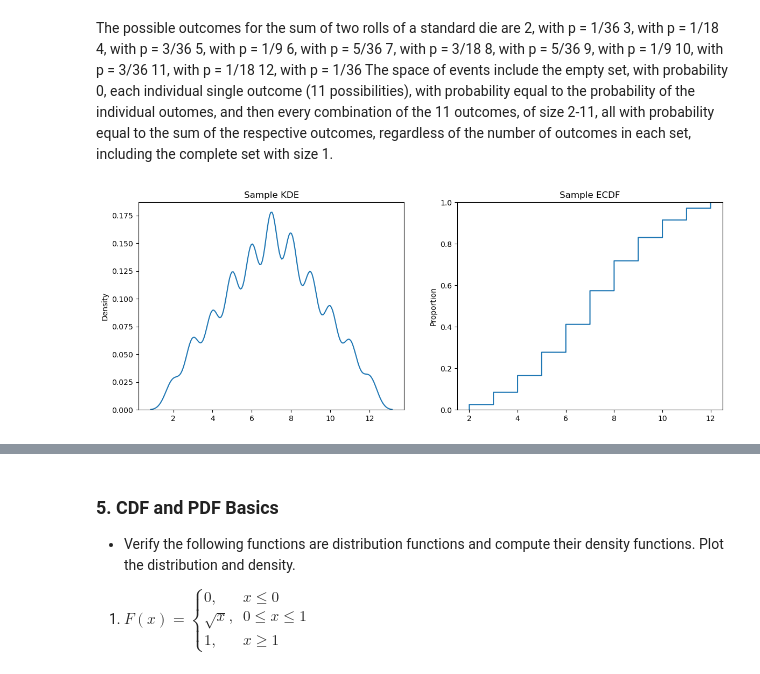
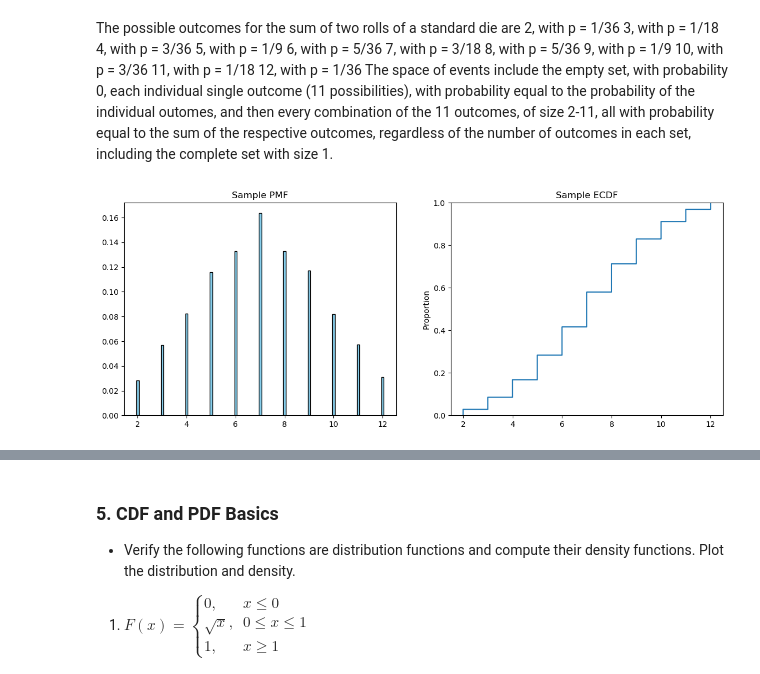
Before and after one commit to Joekam03/practice1, a Jupyter notebook: assignment_6.ipynb, the cells around one changed output, grey strips where cells are left out. Saved outputs shown, nothing was run; the diff lists cells and outputs as text; code cells hidden in the pictures.

```diff
--- a/assignment_6.ipynb
+++ b/assignment_6.ipynb
@@ -106,29 +118,30 @@ The possible outcomes for the sum of two rolls of a standard die are
 12, with p = 1/36
 The space of events include the empty set, with probability 0, each individual single outcome (11 possibilities), with probability equal to the probability of the individual outomes, and then every combination of the 11 outcomes, of size 2-11, all with probability equal to the sum of the respective outcomes, regardless of the number of outcomes in each set, including the complete set with size 1.
 # %%
-import random
-import math
-import matplotlib.pyplot as plt
-import seaborn as sns
-import numpy as np
-import scipy as sp
+
 outcomes = [1, 2, 3, 4, 5, 6]
-sim = 10000
+sim = 5000
 transformed_rolls = []
 for i in range(sim):
     roll_1 = random.choice(outcomes)
     roll_2 = random.choice(outcomes)
     roll_sum = roll_1 + roll_2
     transformed_rolls.append(roll_sum)
 transformed_rolls = np.array(transformed_rolls)
+
 fig, axes = plt.subplots(1,2,figsize=(14,5))
-sns.kdeplot(x=transformed_rolls,ax=axes[0],label='kde')
-axes[0].set_title('Sample KDE')
-sns.ecdfplot(x=transformed_rolls,ax=axes[1],label='ecdf')
+
+values, counts = np.unique(transformed_rolls, return_counts=True)
+probs = counts / sim
+axes[0].bar(values, probs, width=0.1, color='skyblue', edgecolor='black')
+axes[0].set_title('Sample PMF')
+
+sns.ecdfplot(x=transformed_rolls, ax=axes[1], label='ecdf')
 axes[1].set_title('Sample ECDF')
+
 plt.show()
 # %% [output]
-[figure, old version]
+[figure, new version]
 # %% [markdown]
 ### 4. Roulette
 
```
Also changed, not shown: parts of 49 cells of this notebook.
